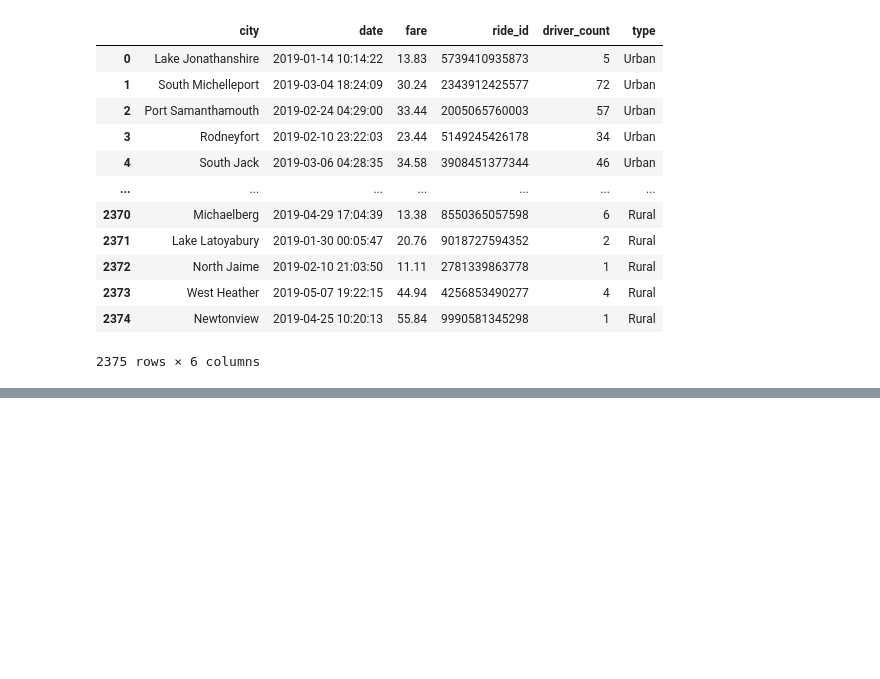
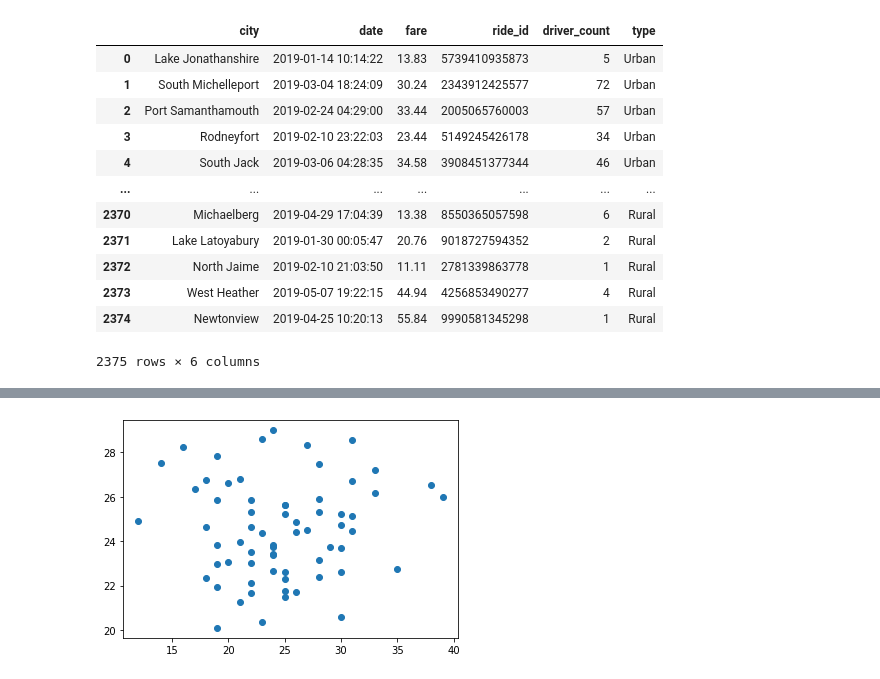
Before and after one commit to manBow1119/PyBer-analysis, a Jupyter notebook: PyBer_Analysis.ipynb, the cells around one changed output, grey strips where cells are left out. Drawn from its saved outputs; the diff is of its cells as text; code cells hidden in the pictures; blank space fills up the shorter version.

Commit message:
Bubblechart for city data

```diff
--- a/PyBer_Analysis.ipynb
+++ b/PyBer_Analysis.ipynb
@@ -116,3 +116,7 @@ pyber_data_df
 | 2373 | West Heather | 2019-05-07 19:22:15 | 44.94 | 4256853490277 | 4 | Rural |
 | 2374 | Newtonview | 2019-04-25 10:20:13 | 55.84 | 9990581345298 | 1 | Rural |
 2375 rows × 6 columns
+# %%
+#data Frames for City Types
+urban_cities_df = pyber_data_df[pyber_data_df["type"]=="Urban"]
+urban_cities_df.head()
@@ -118,0 +150,5 @@ pyber_data_df
+# %%
+#Get ride counts by using groupby()
+#Urban
+urban_ride_count_ds = urban_cities_df.groupby(["city"]).count()["ride_id"]
+urban_ride_count_ds.head()
@@ -118,0 +187,4 @@ pyber_data_df
+# %%
+#get average fare amount by city
+urban_avg_fare_ds = urban_cities_df.groupby(["city"]).mean()["fare"]
+urban_avg_fare_ds.head()
@@ -118,0 +259,6 @@ pyber_data_df
+# %%
+#Create scatterplots for bubbleplot
+plt.scatter(urban_ride_count_ds, urban_avg_fare_ds)
+plt.show()
+# %% [output]
+[figure, added]
```
Also changed, not shown: parts of 16 cells of this notebook, 1 other file.
